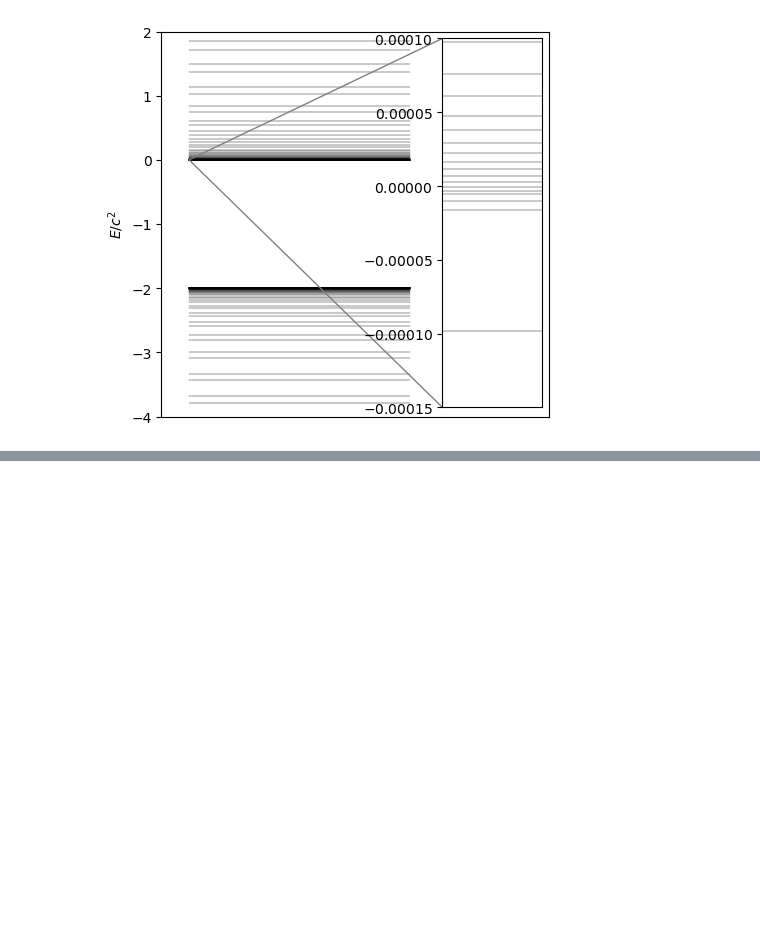
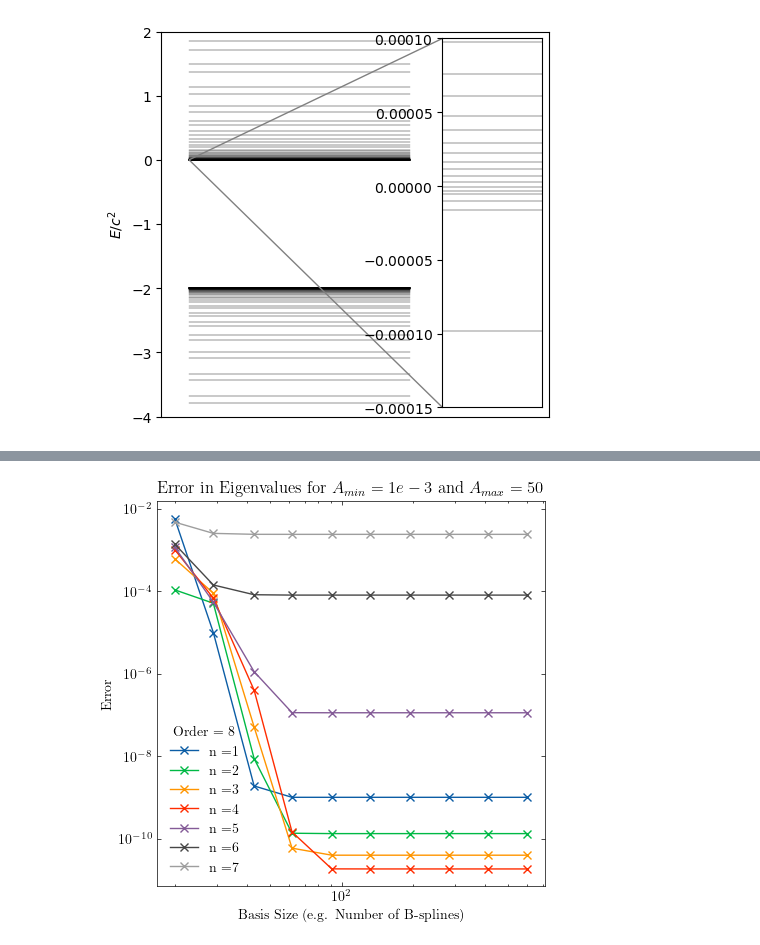
Before and after one commit to ma2this510/Dirac_Equation, a Jupyter notebook: notebook.ipynb, the cells around one changed output, grey strips where cells are left out. Cells and saved outputs as stored; diff of their text form; code cells hidden in the pictures; blank space fills up the shorter version.

Commit message:
First graph for DKB (not good...)

```diff
--- a/notebook.ipynb
+++ b/notebook.ipynb
@@ -1,9 +1,15 @@
 # %%
+import os
 import pandas as pd
 import numpy as np
+from mpmath import mp
 import matplotlib.pyplot as plt
 from mpl_toolkits.axes_grid1.inset_locator import mark_inset, zoomed_inset_axes
+import matplotlib.lines as mlines
 from matplotlib.ticker import ScalarFormatter
+import scienceplots
+
+plt.style.use('science')
 # %%
 eigenvalues = pd.read_csv('eigenvalues.dat', header=None)
 c = 137
@@ -54,0 +63,19 @@ plt.show()
+# %%
+folder_path = 'result_DKB'
+dir_file = os.listdir(folder_path)
+
+error_1 = np.empty([len(dir_file), 200])
+error_1.fill(np.nan)
+n_list_1 = np.zeros(len(dir_file), dtype=int)
+order_list_1 = np.zeros(len(dir_file), dtype=int)
+i = 0
+for filename in os.listdir(folder_path):
+    if "error" in filename:
+        print(filename)
+        nbspline, order = [int(x) for x in filename[:-4].split('_')[1:]]
+        n_list_1[i] = nbspline
+        order_list_1[i] = order
+        data = pd.read_csv(os.path.join(folder_path, filename), header=None, dtype=np.float128, skiprows=12)
+        for j in range(len(data)):
+            error_1[i, j] = data.iloc[j, 0]
+        i += 1
@@ -54,0 +93,14 @@ plt.show()
+# %%
+fig, ax = plt.subplots(figsize=(5, 5))
+for i in range(7):
+    ax.plot(n_list_1[order_list_1 == 8], error_1[order_list_1 == 8, i], label=f'n ={i+1}', marker='x', color='C'+str(i))
+
+ax.set_yscale('log')
+ax.set_xscale('log')
+ax.legend(title="Order = 8")
+ax.set_xlabel('Basis Size (e.g. Number of B-splines)')
+ax.set_ylabel('Error')
+ax.set_title('Error in Eigenvalues for $A_{min} = 1e-3$ and $A_{max} = 50$')
+plt.show()
+# %% [output]
+[figure, added]
```
Also changed, not shown: parts of 2 cells of this notebook.
